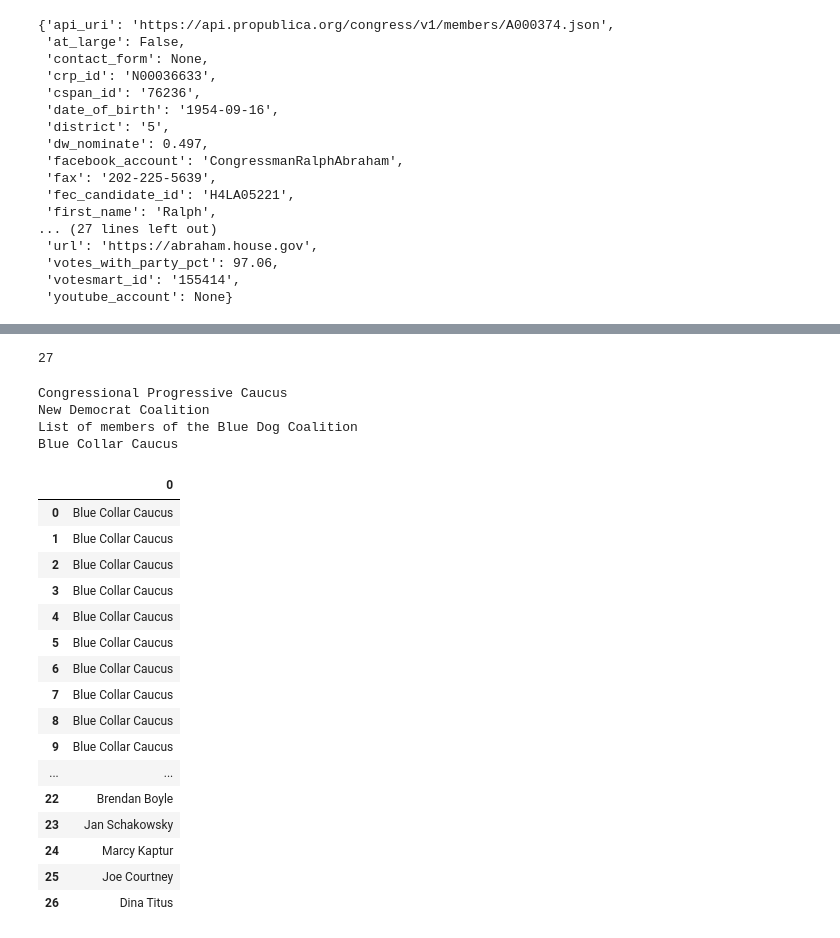
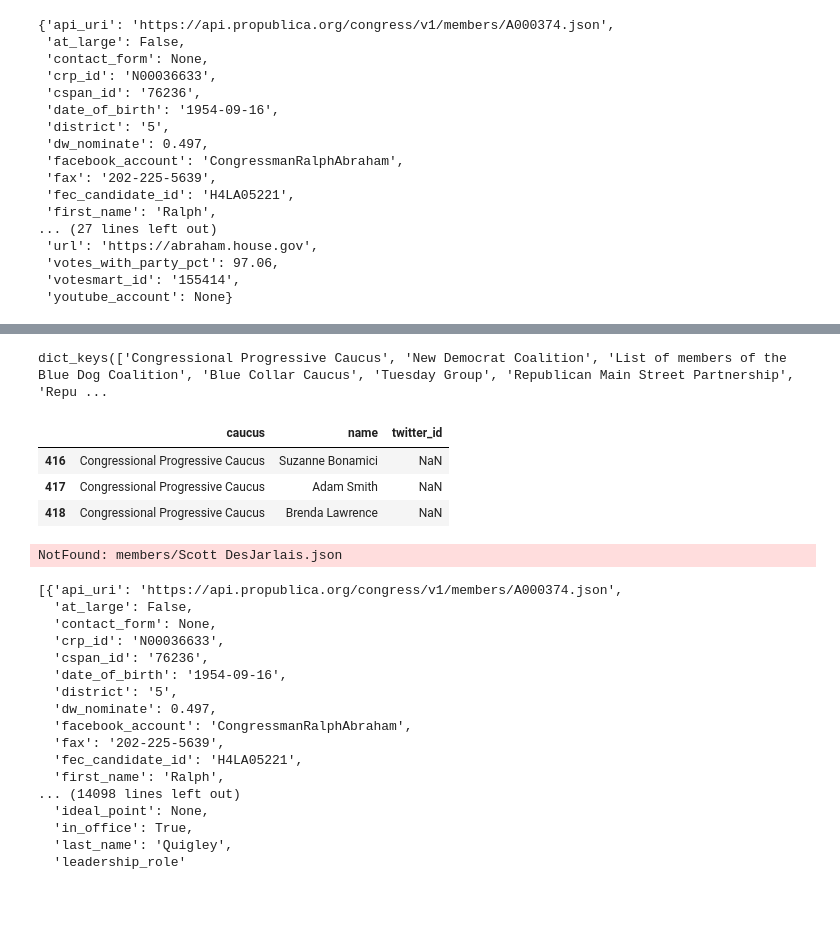
Before and after one commit to philippschmalen/Project_tsds, a Jupyter notebook: Philipp/Caucusses.ipynb, the cells around one changed output, grey strips where cells are left out. Saved outputs shown, nothing was run; the diff lists cells and outputs as text; code cells hidden in the pictures; blank space fills up the shorter version.

```diff
--- a/Philipp/Caucusses.ipynb
+++ b/Philipp/Caucusses.ipynb
@@ -141,42 +102,4 @@ dtype: object
-# %%
-len(dem_caucus_dict['Blue Collar Caucus'])
-# %% [output]
-27
-# %%
-#save them into dataframe
-caucus_df = pd.DataFrame()
-
-for c in wiki_dem_caucus:
-    print (c)
-    member_nr = len(dem_caucus_dict[c])
-    cauccol = [c for i in range(member_nr)]
-
-    cauc_ds = pd.Series(cauccol)
-    dems_ds = pd.Series(list(dem_caucus_dict[c]))
-
-    nyt = pd.concat([caucus_df, cauc_ds, dems_ds])
-# %% [output]
-Congressional Progressive Caucus
-New Democrat Coalition
-List of members of the Blue Dog Coalition
-Blue Collar Caucus
-# %%
-nyt
-# %% [output]
-|  | 0 |
-| 0 | Blue Collar Caucus |
-| 1 | Blue Collar Caucus |
-| 2 | Blue Collar Caucus |
-| 3 | Blue Collar Caucus |
-| 4 | Blue Collar Caucus |
-| 5 | Blue Collar Caucus |
-| 6 | Blue Collar Caucus |
-| 7 | Blue Collar Caucus |
-| 8 | Blue Collar Caucus |
-| 9 | Blue Collar Caucus |
-| ... | ... |
-| 22 | Brendan Boyle |
-| 23 | Jan Schakowsky |
-| 24 | Marcy Kaptur |
-| 25 | Joe Courtney |
-| 26 | Dina Titus |
+# %%
+caucus_dict.keys()
+# %% [output]
+dict_keys(['Congressional Progressive Caucus', 'New Democrat Coalition', 'List of members of the Blue Dog Coalition', 'Blue Collar Caucus', 'Tuesday Group', 'Republican Main Street Partnership', 'Repu ...
@@ -182,0 +118,32 @@ nyt
+# %%
+caucus_df.tail(3)
+# %% [output]
+|  | caucus | name | twitter_id |
+| 416 | Congressional Progressive Caucus | Suzanne Bonamici | NaN |
+| 417 | Congressional Progressive Caucus | Adam Smith | NaN |
+| 418 | Congressional Progressive Caucus | Brenda Lawrence | NaN |
+# %%
+memberlist = congress.members.filter('house', congress=congress_number,)[0]['members']
+memtest = congress.members.get(caucus_df.name.iloc[0])
+# %% [output]
+NotFound: members/Scott DesJarlais.json
+# %%
+congress.members.filter('house', congress=115)[0]['members']
+# %% [output]
+[{'api_uri': 'https://api.propublica.org/congress/v1/members/A000374.json',
+  'at_large': False,
+  'contact_form': None,
+  'crp_id': 'N00036633',
+  'cspan_id': '76236',
+  'date_of_birth': '1954-09-16',
+  'district': '5',
+  'dw_nominate': 0.497,
+  'facebook_account': 'CongressmanRalphAbraham',
+  'fax': '202-225-5639',
+  'fec_candidate_id': 'H4LA05221',
+  'first_name': 'Ralph',
+... (14098 lines left out)
+  'ideal_point': None,
+  'in_office': True,
+  'last_name': 'Quigley',
+  'leadership_role'
```
Also changed, not shown: parts of 9 cells of this notebook.
